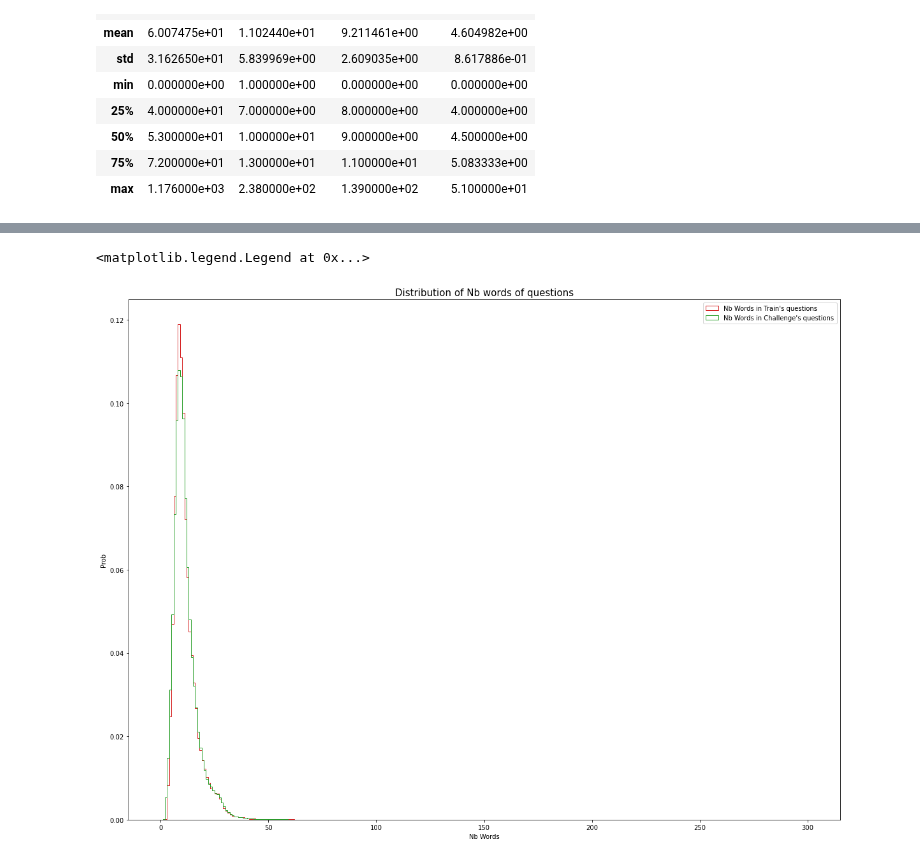
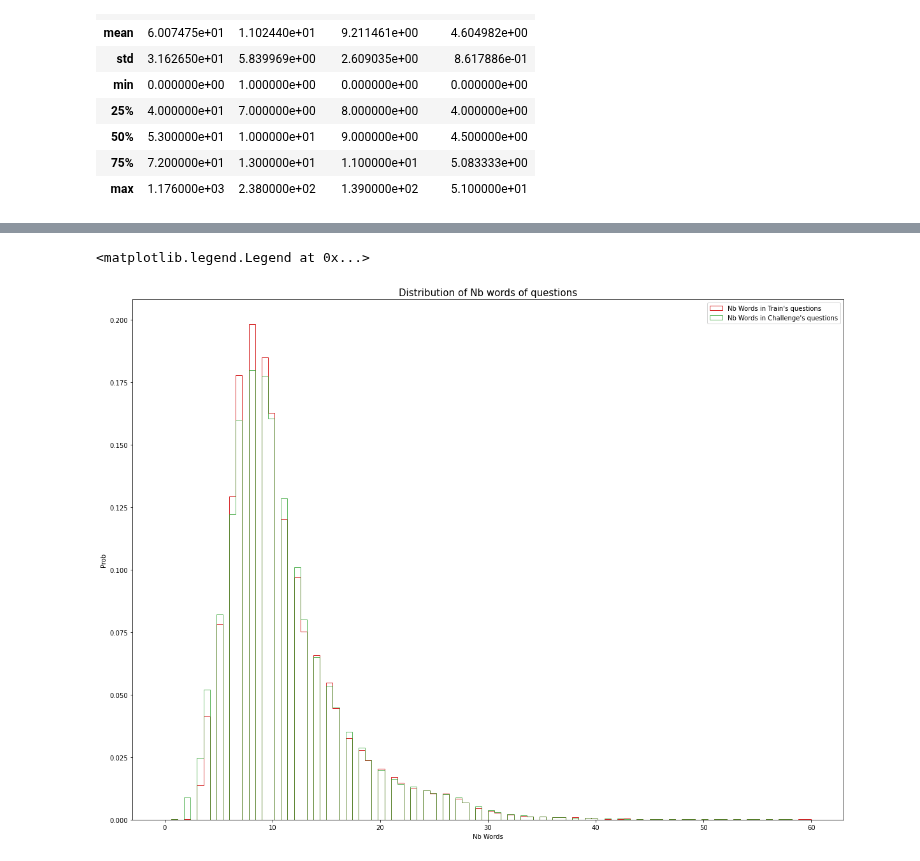
Before and after one commit to acharroux/QuoraPairs, a Jupyter notebook: Analysis/SimpleAnalysis.ipynb, the cells around one changed output, grey strips where cells are left out. Drawn from its saved outputs; the diff is of its cells as text; code cells hidden in the pictures.

```diff
--- a/Analysis/SimpleAnalysis.ipynb
+++ b/Analysis/SimpleAnalysis.ipynb
@@ -402,15 +407,15 @@ words_of_challenge_questions.describe()
 # %%
 palette = sns.color_palette()
 plot.figure(figsize=(20, 15))
-plot.hist(words_of_train_questions['NbWords'],bins=300,range=[0,300],density=True,color=palette[3],label="Nb Words in Train's questions",histtype='step')
-plot.hist(words_of_challenge_questions['NbWords'],bins=300,range=[0,300],density=True,color=palette[2],label="Nb Words in Challenge's questions",alpha=1,histtype='step')
+plot.hist(words_of_train_questions['NbWords'],bins=100,range=[0,60],density=True,color=palette[3],label="Nb Words in Train's questions",histtype='step')
+plot.hist(words_of_challenge_questions['NbWords'],bins=100,range=[0,60],density=True,color=palette[2],label="Nb Words in Challenge's questions",alpha=0.75,histtype='step')
 plot.title('Distribution of Nb words of questions', fontsize=15)
 plot.xlabel('Nb Words')
 plot.ylabel('Prob')
 plot.legend()
 # %% [output]
 <matplotlib.legend.Legend at 0x...>
-[figure, old version]
+[figure, new version]
 # %%
 palette = sns.color_palette()
 plot.figure(figsize=(20, 15))
```
Also changed, not shown: parts of 37 cells of this notebook, 5 other files.
